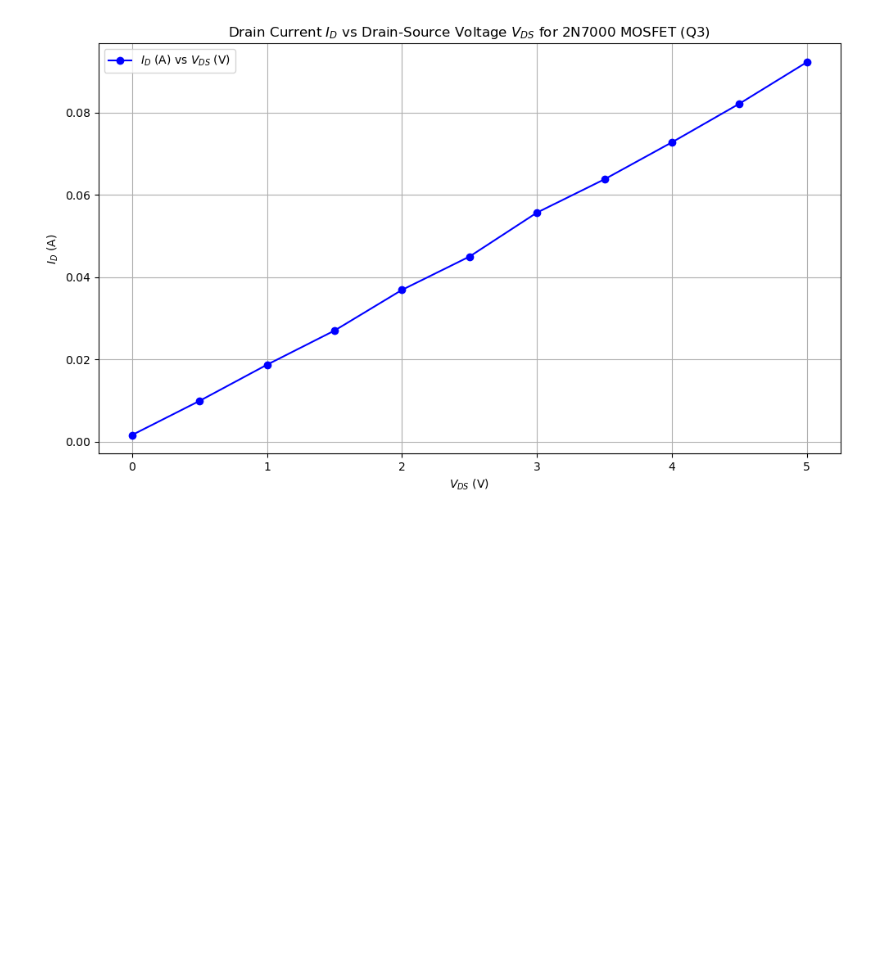
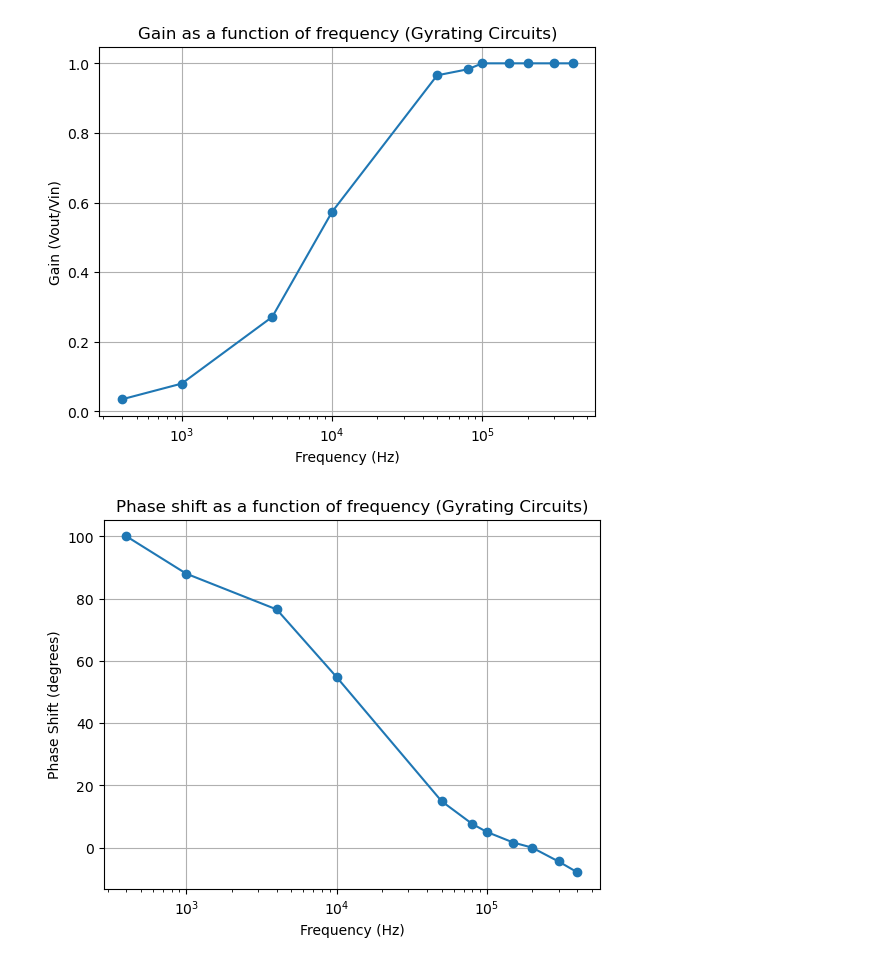
Before and after one commit to Quantum-Impulse/Eletronic-Techniques-Reports, a Jupyter notebook: Report 3/Lab 9/lab3plots.ipynb, the cells around one changed output. Saved outputs shown, nothing was run; the diff lists cells and outputs as text; code cells hidden in the pictures; blank space fills up the shorter version.

```diff
--- a/Report 3/Lab 9/lab3plots.ipynb
+++ b/Report 3/Lab 9/lab3plots.ipynb
@@ -89,22 +1,56 @@ plt.show()
-# %%
-# Data from Question 3
-V_DS_q3 = np.array([0.0, 0.5, 1.0, 1.5, 2.0, 2.5, 3.0, 3.5, 4.0, 4.5, 5.0])  # V_DS in Volts
-I_D_q3 = np.array([1.6, 9.9, 18.7, 27.0, 36.9, 45.0, 55.7, 63.8, 72.8, 82.2, 92.3])  # I_D in mA
-I_D_A_q3 = I_D_q3 * 1e-3  # Convert I_D to Amps for calculation
-
-# Plot I_D vs V_DS for Question 3
-plt.figure(figsize=(10, 6))
-plt.plot(V_DS_q3, I_D_A_q3, 'o-', label='$I_D$ (A) vs $V_{DS}$ (V)', color='b')
-
-# Adding labels and title
-plt.xlabel('$V_{DS}$ (V)')
-plt.ylabel('$I_D$ (A)')
-plt.title('Drain Current $I_D$ vs Drain-Source Voltage $V_{DS}$ for 2N7000 MOSFET (Q3)')
-plt.grid(True)
-plt.legend()
-
-# Show the plot for ID vs VDS for Q3
-plt.tight_layout()
-plt.show()
-# %% [output]
-[figure, removed]
+# %%
+import numpy as np
+import matplotlib.pyplot as plt
+
+# Data for Part I: Gyrating Circuits
+frequencies_gyrating = np.array([400, 1000, 4000, 10000, 50000, 80000, 100000, 150000, 200000, 300000, 400000])
+vout_gyrating = np.array([0.160, 0.368, 1.26, 2.66, 4.48, 4.6, 4.64, 4.72, 4.72, 4.72, 4.72])
+vin_gyrating = np.array([4.6, 4.6, 4.64, 4.64, 4.64, 4.68, 4.64, 4.72, 4.72, 4.72, 4.72])
+phase_shift_gyrating = np.array([100, 88, 76.5, 54.8, 14.9, 7.59, 5.03, 1.62, 0, -4.46, -7.94])
+gain_gyrating = vout_gyrating / vin_gyrating
+
+# Plot Gain as a function of frequency for Gyrating Circuits
+plt.figure()
+plt.semilogx(frequencies_gyrating, gain_gyrating, 'o-')
+plt.xlabel('Frequency (Hz)')
+plt.ylabel('Gain (Vout/Vin)')
+plt.title('Gain as a function of frequency (Gyrating Circuits)')
+plt.grid(True)
+plt.show()
+
+# Plot Phase shift as a function of frequency for Gyrating Circuits
+plt.figure()
+plt.semilogx(frequencies_gyrating, phase_shift_gyrating, 'o-')
+plt.xlabel('Frequency (Hz)')
+plt.ylabel('Phase Shift (degrees)')
+plt.title('Phase shift as a function of frequency (Gyrating Circuits)')
+plt.grid(True)
+plt.show()
+
+# Data for Part II: Active Notch Filter
+frequencies_notch = np.array([1000, 5000, 8000, 10000, 13000, 15000, 16000, 19000, 22000, 28000, 50000])
+vout_notch = np.array([4.6, 3.68, 2.56, 1.76, 0.680, 0.200, 0.360, 1.12, 1.68, 2.6, 3.88])
+vin_notch = np.array([4.6, 4.6, 4.52, 4.48, 4.48, 4.52, 4.44, 4.48, 4.48, 4.52, 4.6])
+phase_shift_notch = np.array([-8.35, -37.6, -55.2, -65.9, 76.5, 106, 78.6, 73.4, 65.4, 54.3, -8.61])
+gain_notch = vout_notch / vin_notch
+
+# Plot Gain as a function of frequency for Active Notch Filter
+plt.figure()
+plt.semilogx(frequencies_notch, gain_notch, 'o-')
+plt.xlabel('Frequency (Hz)')
+plt.ylabel('Gain (Vout/Vin)')
+plt.title('Gain as a function of frequency (Active Notch Filter)')
+plt.grid(True)
+plt.show()
+
+# Plot Phase shift as a function of frequency for Active Notch Filter
+plt.figure()
+plt.semilogx(frequencies_notch, phase_shift_notch, 'o-')
+plt.xlabel('Frequency (Hz)')
+plt.ylabel('Phase Shift (degrees)')
+plt.title('Phase shift as a function of frequency (Active Notch Filter)')
+plt.grid(True)
+plt.show()
+# %% [output]
+[figure, added]
+[figure, added]
```
Also changed, not shown: parts of 5 cells of this notebook, 16 other files.
